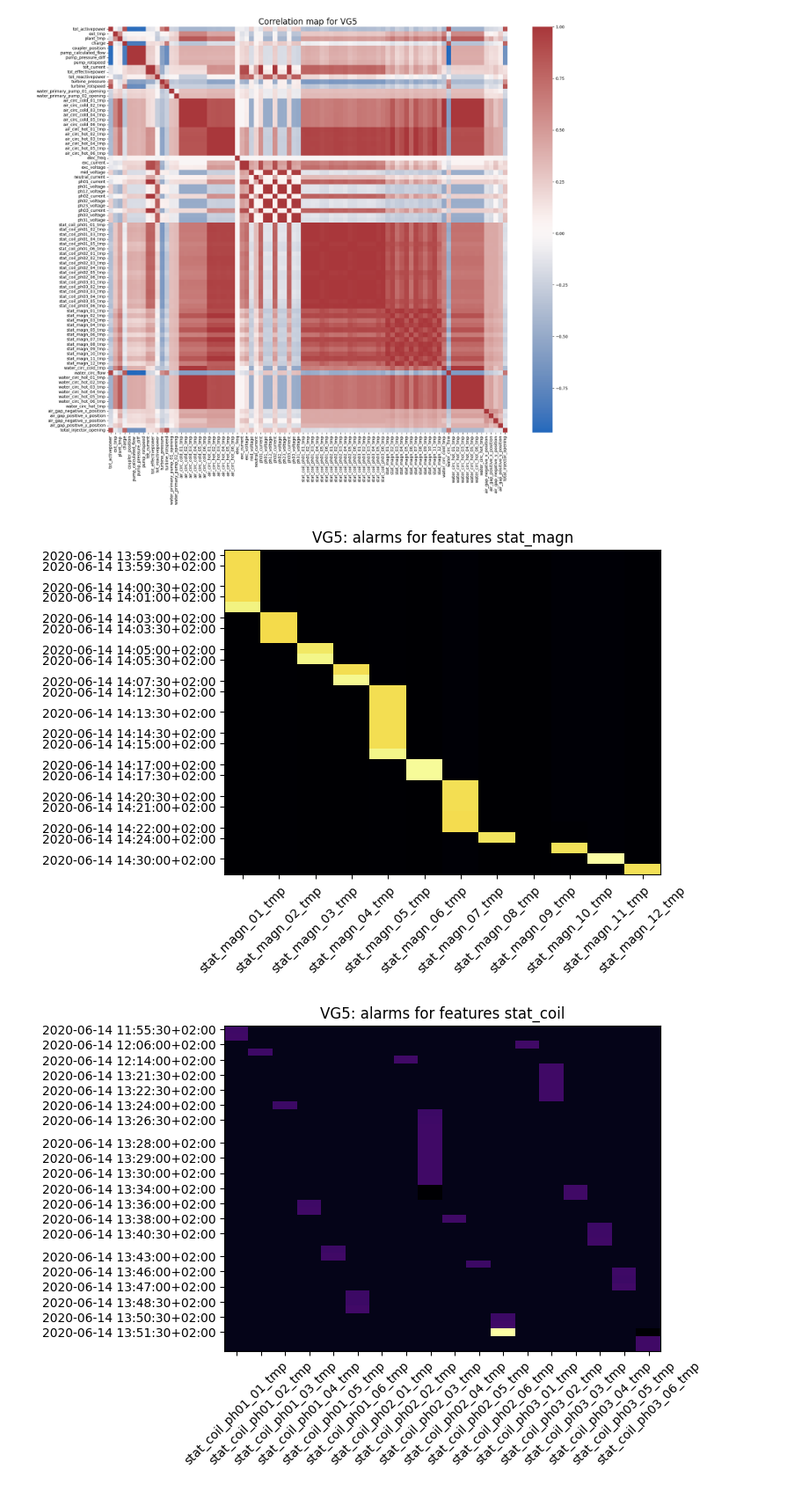
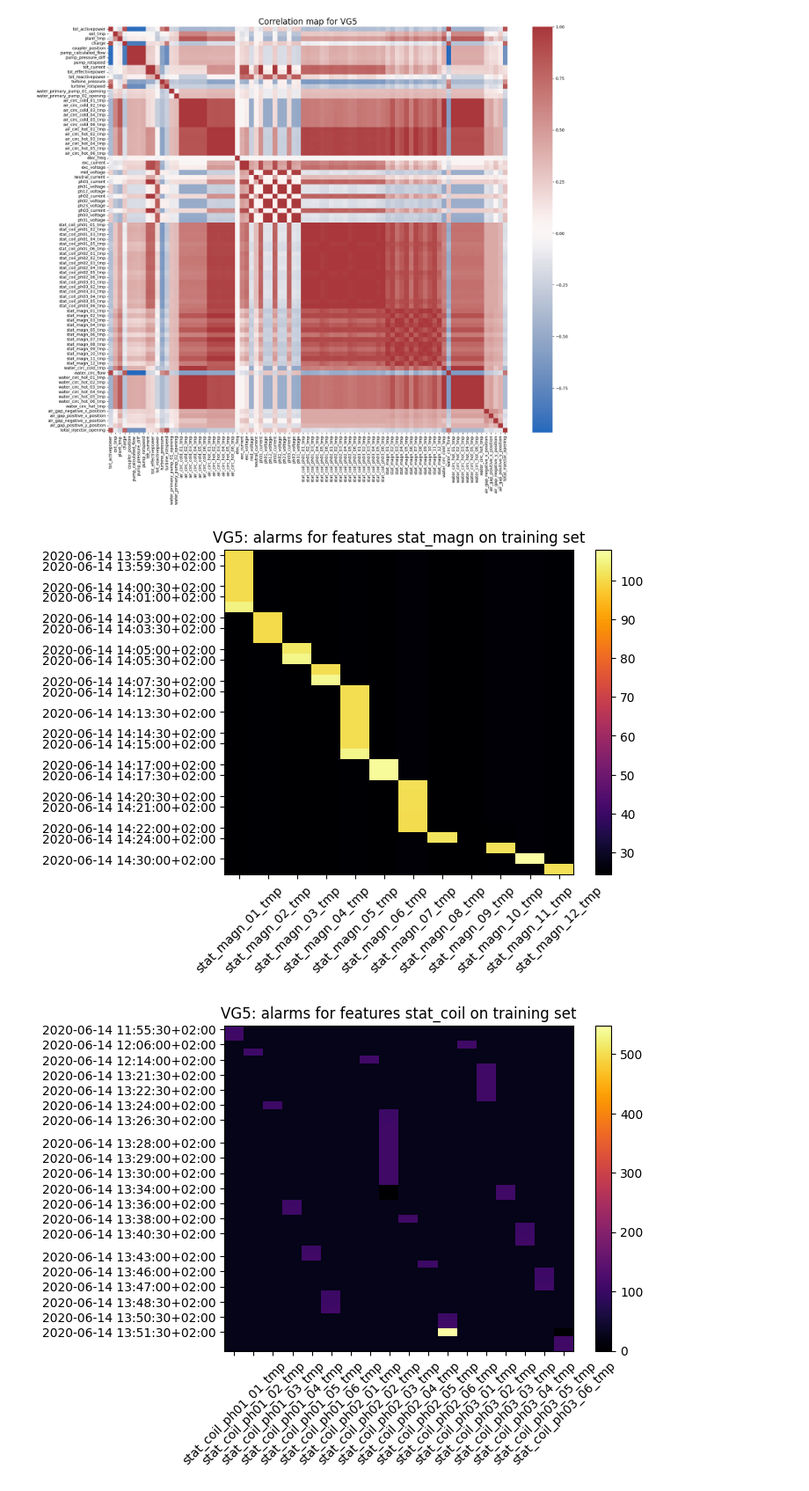
Before and after one commit to alexei-erm/ml4pm_finalproject, a Jupyter notebook: statistics.ipynb, the cells around one changed output. Shown: that part at 88% size. Drawn from its saved outputs; the diff is of its cells as text; code cells hidden in the pictures.

Commit message:
Update alarms plots

```diff
--- a/statistics.ipynb
+++ b/statistics.ipynb
@@ -26,29 +24,35 @@ fig.savefig(f"plots/correlation_{unit}.png")
 # %% [output]
 [figure]
 # %%
+unit = "VG5"
+train_test = "training"
+# train_test = "testing_real"
+df = pd.read_parquet(f"Dataset/{unit}_generator_data_{train_test}_measurements.parquet")
+
 limits = {
     "stat_magn": 100,
     "stat_coil": 103,
     "air_circ_hot": 72,
     "air_circ_cold": 35,
 }
 for var, value in limits.items():
     vars = [col for col in df.columns if var in col]
     filtered = df[vars]
     filtered = filtered.loc[filtered.ge(value).any(axis=1), :]
     if len(filtered) == 0:
         continue
 
     fig, ax = plt.subplots()
-    ax.imshow(filtered, cmap="inferno", aspect="auto")
+    img = ax.imshow(filtered, cmap="inferno", aspect="auto", interpolation="none")
     ax.set_xticks(np.arange(len(filtered.columns)))
     yticks = np.linspace(start=0, stop=len(filtered.index), num=20, endpoint=False, dtype=int)
     ax.set_yticks(yticks)
     ax.set_xticklabels(filtered.columns, rotation=45)
     ax.set_yticklabels(filtered.index[yticks])
-    ax.set_title(f"{unit}: alarms for features {var}")
-    fig.savefig(f"plots/alarms_{unit}_{var}.png")
+    fig.colorbar(img, ax=ax)
+    ax.set_title(f"{unit}: alarms for features {var} on {"training" if "train" in train_test else "testing"} set")
+    fig.savefig(f"plots/alarms_{unit}_{var}_{train_test}.png")
     plt.show()
 # %% [output]
-[figure, old version]
+[figure, new version]
-[figure, old version]
+[figure, new version]
```
Also changed, not shown: parts of 2 cells of this notebook, 13 other files.
